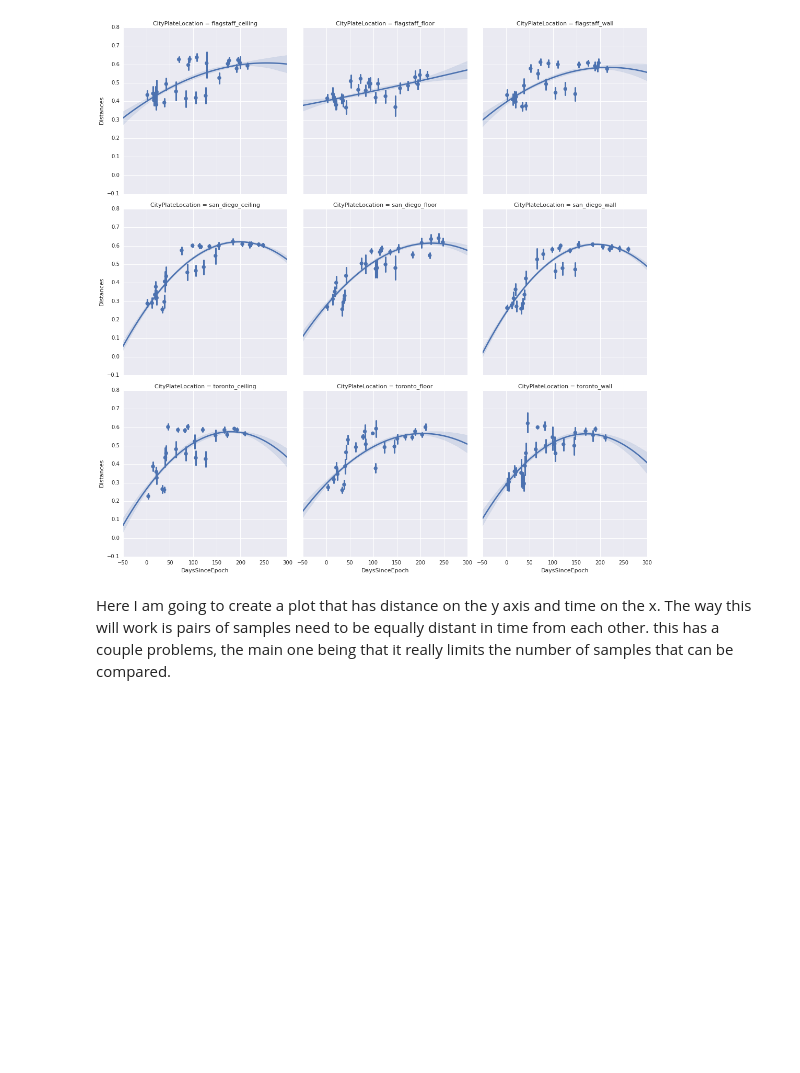
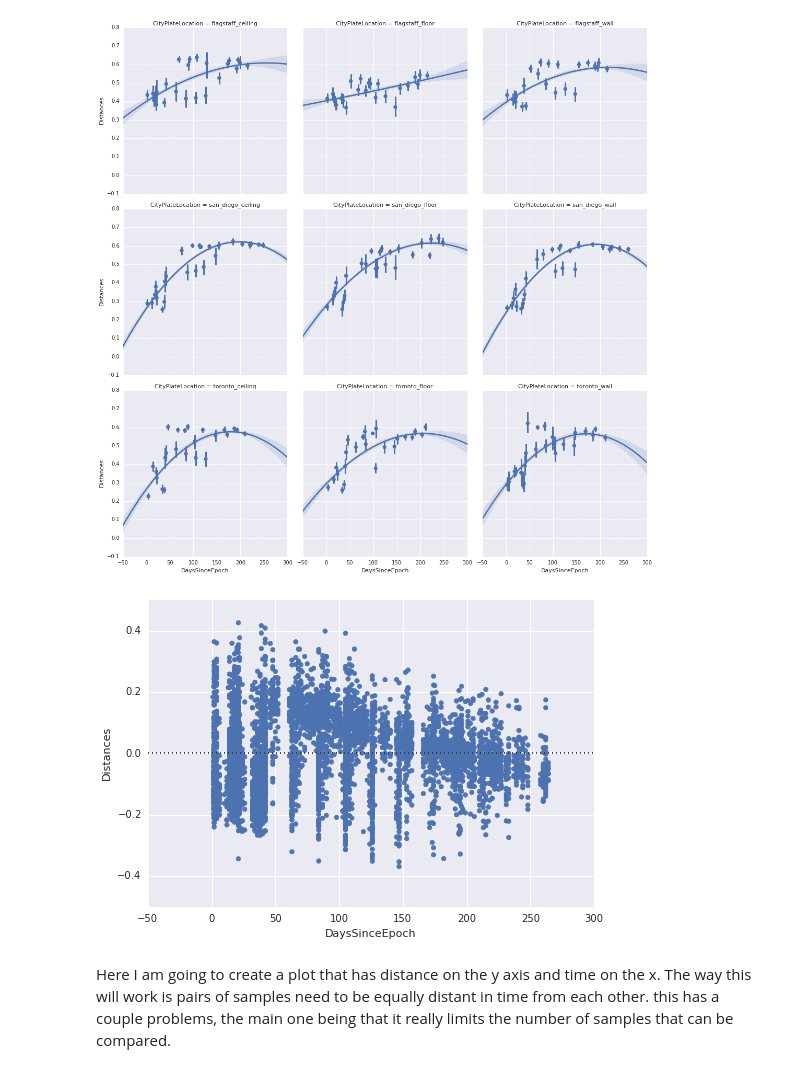
Before and after one commit to johnchase/thesis_analysis, a Jupyter notebook: rate_of_change/Untitled0.ipynb, the cells around one changed output. Saved outputs shown, nothing was run; the diff lists cells and outputs as text; code cells hidden in the pictures; blank space fills up the shorter version.

```diff
--- a/rate_of_change/Untitled0.ipynb
+++ b/rate_of_change/Untitled0.ipynb
@@ -76,6 +89,10 @@ all_city_distance_df[:5]
 g = sns.lmplot("DaysSinceEpoch", "Distances", all_city_distance_df, x_estimator=np.mean, order=2, x_bins=25, col='CityPlateLocation', col_wrap=3);
 # %% [output]
 [figure]
+# %%
+sns.residplot('DaysSinceEpoch', 'Distances', all_city_distance_df);
+# %% [output]
+[figure, added]
 # %%
 g.savefig('rateofchange.png')
 # %%
```
Also changed, not shown: parts of 2 cells of this notebook, 2 other files.
